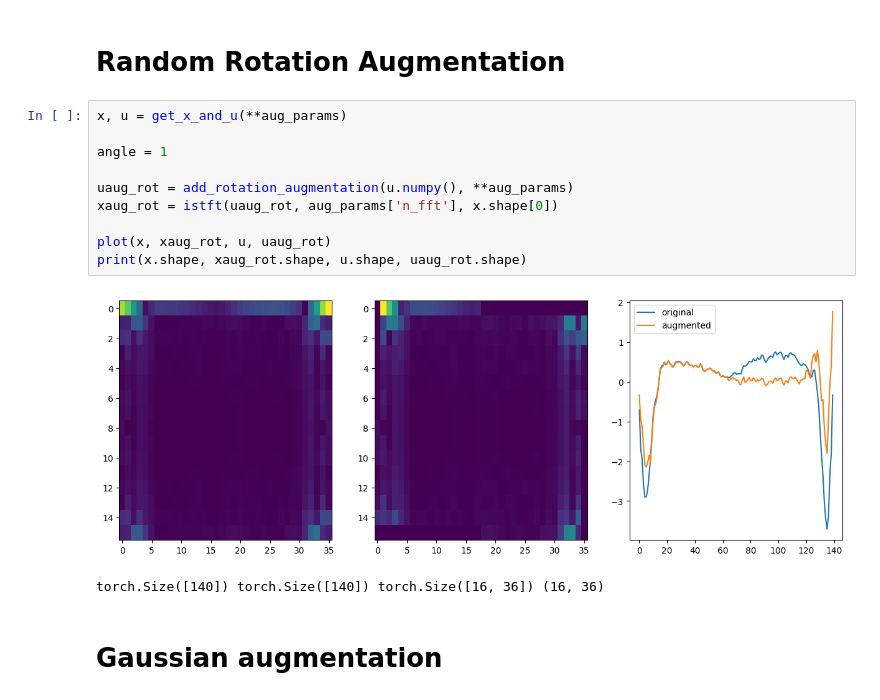
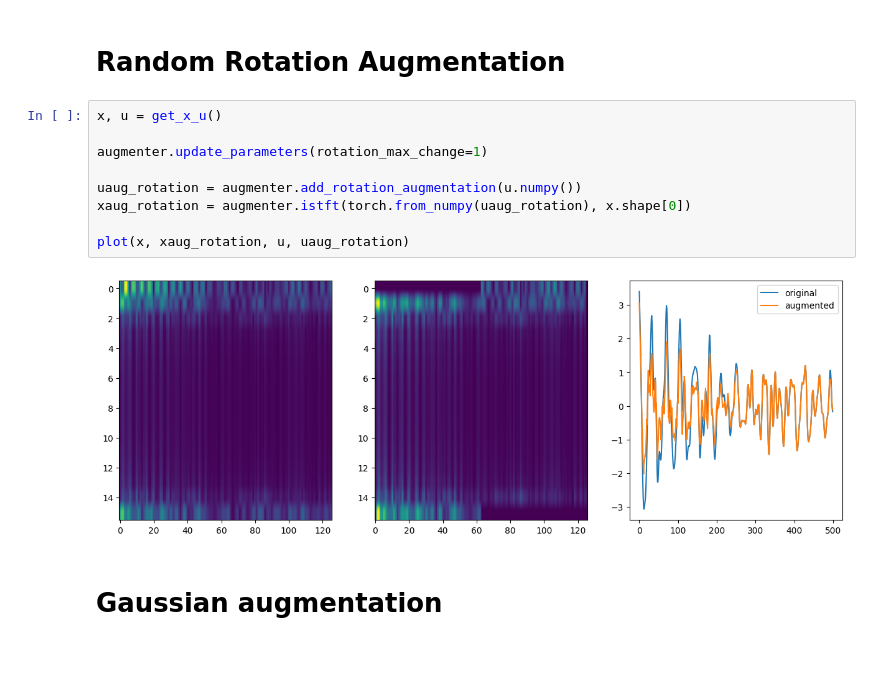
Before and after one commit to erlendlokna/Generative-SSL-VQVAE-modelling, a Jupyter notebook: augmentation_tests.ipynb, the cells around one changed output. Cells and saved outputs as stored; diff of their text form; blank space fills up the shorter version.

```diff
--- a/augmentation_tests.ipynb
+++ b/augmentation_tests.ipynb
@@ -359,18 +97,16 @@ torch.Size([140]) torch.Size([140]) torch.Size([16, 36]) (16, 36)
 # %% [markdown]
 # Random Rotation Augmentation
-# %%
-x, u = get_x_and_u(**aug_params)
-
-angle = 1
-
-uaug_rot = add_rotation_augmentation(u.numpy(), **aug_params)
-xaug_rot = istft(uaug_rot, aug_params['n_fft'], x.shape[0])
-
-plot(x, xaug_rot, u, uaug_rot)
-print(x.shape, xaug_rot.shape, u.shape, uaug_rot.shape)
-# %% [output]
-[figure, removed]
-torch.Size([140]) torch.Size([140]) torch.Size([16, 36]) (16, 36)
+# %%
+x, u = get_x_u()
+
+augmenter.update_parameters(rotation_max_change=1)
+
+uaug_rotation = augmenter.add_rotation_augmentation(u.numpy())
+xaug_rotation = augmenter.istft(torch.from_numpy(uaug_rotation), x.shape[0])
+
+plot(x, xaug_rotation, u, uaug_rotation)
+# %% [output]
+[figure, added]
 # %% [markdown]
 # Gaussian augmentation
 # %%
```
Also changed, not shown: parts of 20 cells of this notebook, 5 other files.
